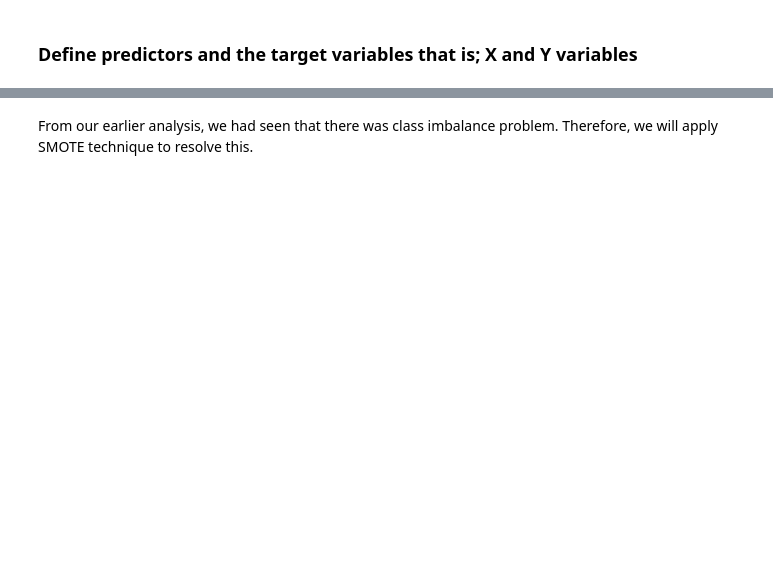
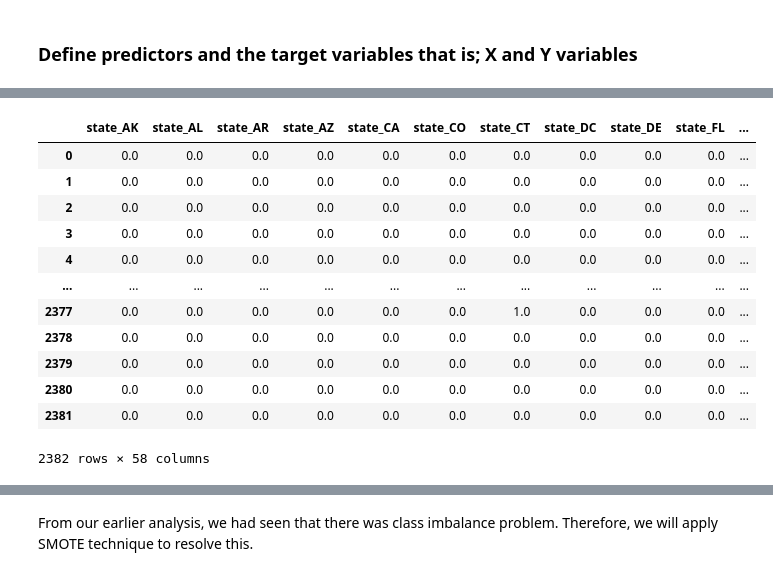
Before and after one commit to Amoskipkirui/Customer-churn-analysis, a Jupyter notebook: index.ipynb, the cells around one changed output, grey strips where cells are left out. Cells and saved outputs as stored; diff of their text form; code cells hidden in the pictures; blank space fills up the shorter version.

```diff
--- a/index.ipynb
+++ b/index.ipynb
@@ -443,5 +428,0 @@ df_cleaned2
-# %%
-encoded_columns = pd.get_dummies(df_cleaned2[categorical_columns])
-# Replace the categorical columns in the dataframe with the encoded columns
-df_cleaned2 = pd.concat([df_cleaned2.drop(categorical_columns, axis =1), encoded_columns], axis = 1)
-df_cleaned2
@@ -464,4 +428,0 @@ df_cleaned2
-# %%
-scaler = StandardScaler()
-df_cleaned2[cols] = scaler.fit_transform(df_cleaned2[cols])
-df_cleaned2
@@ -490,2 +436,2 @@ Split the data into training and testing sets
 # %%
-X_train, X_test, y_train, y_test = train_test_split(X, y,test_size= 0.25, random_state= 42)
+X_train, X_test, y_train, y_test = train_test_split(X, y, random_state=1)
@@ -491,0 +456,5 @@ X_train, X_test, y_train, y_test = train_test_split(X, y,test_size= 0.25, random
+# %%
+
+categorical_features = ['state','international plan','voice mail plan','area code']
+X_train_categorical = X_train[categorical_features].copy()
+X_train_categorical
@@ -491,0 +475,23 @@ X_train, X_test, y_train, y_test = train_test_split(X, y,test_size= 0.25, random
+# %%
+
+
+ohe = OneHotEncoder()
+X_train_ohe = ohe.fit_transform(X_train_categorical).toarray()
+
+# Create a new DataFrame with the encoded features
+encoded_df = pd.DataFrame(X_train_ohe, columns=ohe.get_feature_names(categorical_features))
+encoded_df
+# %% [output]
+|  | state_AK | state_AL | state_AR | state_AZ | state_CA | state_CO | state_CT | state_DC | state_DE | state_FL | ... |
+| 0 | 0.0 | 0.0 | 0.0 | 0.0 | 0.0 | 0.0 | 0.0 | 0.0 | 0.0 | 0.0 | ... |
+| 1 | 0.0 | 0.0 | 0.0 | 0.0 | 0.0 | 0.0 | 0.0 | 0.0 | 0.0 | 0.0 | ... |
+| 2 | 0.0 | 0.0 | 0.0 | 0.0 | 0.0 | 0.0 | 0.0 | 0.0 | 0.0 | 0.0 | ... |
+| 3 | 0.0 | 0.0 | 0.0 | 0.0 | 0.0 | 0.0 | 0.0 | 0.0 | 0.0 | 0.0 | ... |
+| 4 | 0.0 | 0.0 | 0.0 | 0.0 | 0.0 | 0.0 | 0.0 | 0.0 | 0.0 | 0.0 | ... |
+| ... | ... | ... | ... | ... | ... | ... | ... | ... | ... | ... | ... |
+| 2377 | 0.0 | 0.0 | 0.0 | 0.0 | 0.0 | 0.0 | 1.0 | 0.0 | 0.0 | 0.0 | ... |
+| 2378 | 0.0 | 0.0 | 0.0 | 0.0 | 0.0 | 0.0 | 0.0 | 0.0 | 0.0 | 0.0 | ... |
+| 2379 | 0.0 | 0.0 | 0.0 | 0.0 | 0.0 | 0.0 | 0.0 | 0.0 | 0.0 | 0.0 | ... |
+| 2380 | 0.0 | 0.0 | 0.0 | 0.0 | 0.0 | 0.0 | 0.0 | 0.0 | 0.0 | 0.0 | ... |
+| 2381 | 0.0 | 0.0 | 0.0 | 0.0 | 0.0 | 0.0 | 0.0 | 0.0 | 0.0 | 0.0 | ... |
+2382 rows × 58 columns
```
Also changed, not shown: parts of 32 cells of this notebook.
